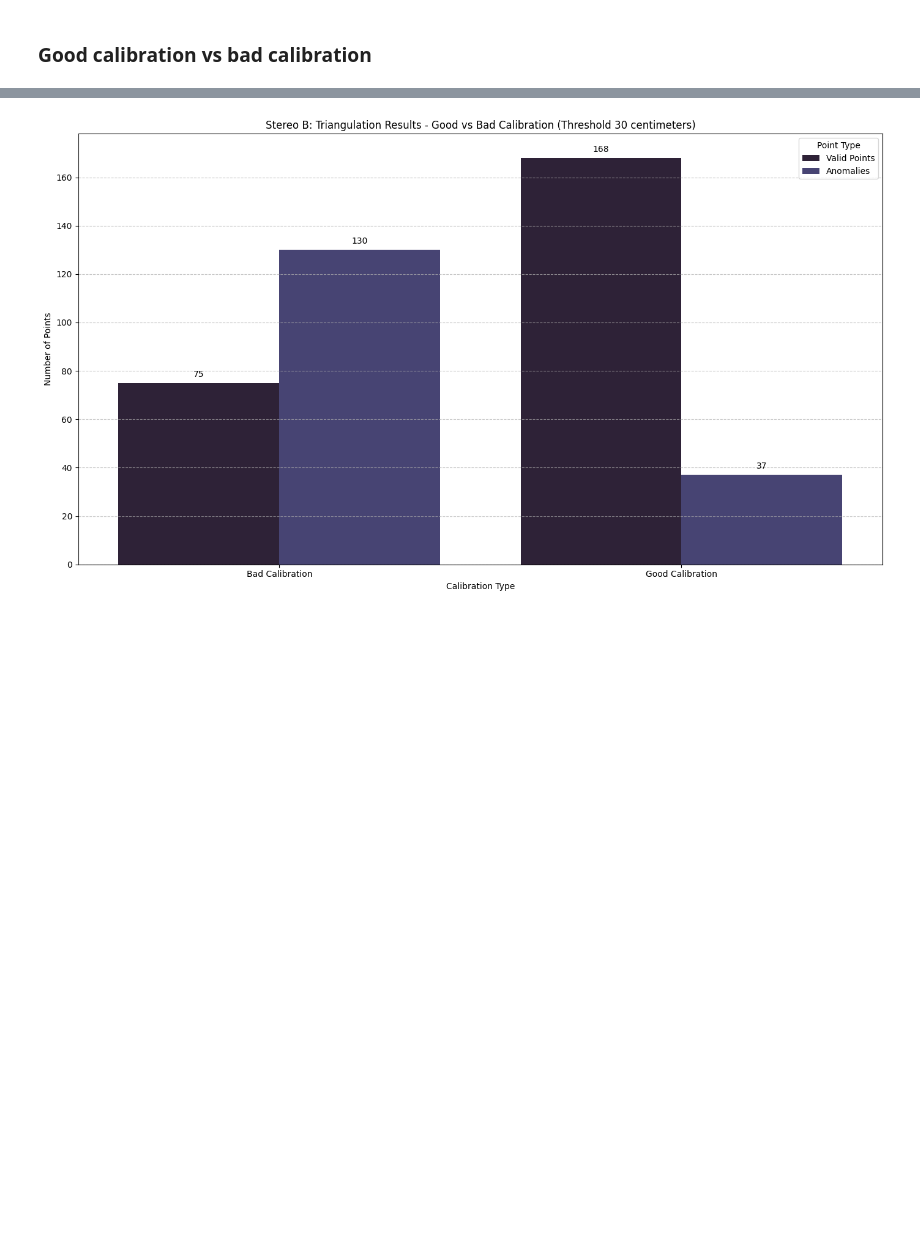
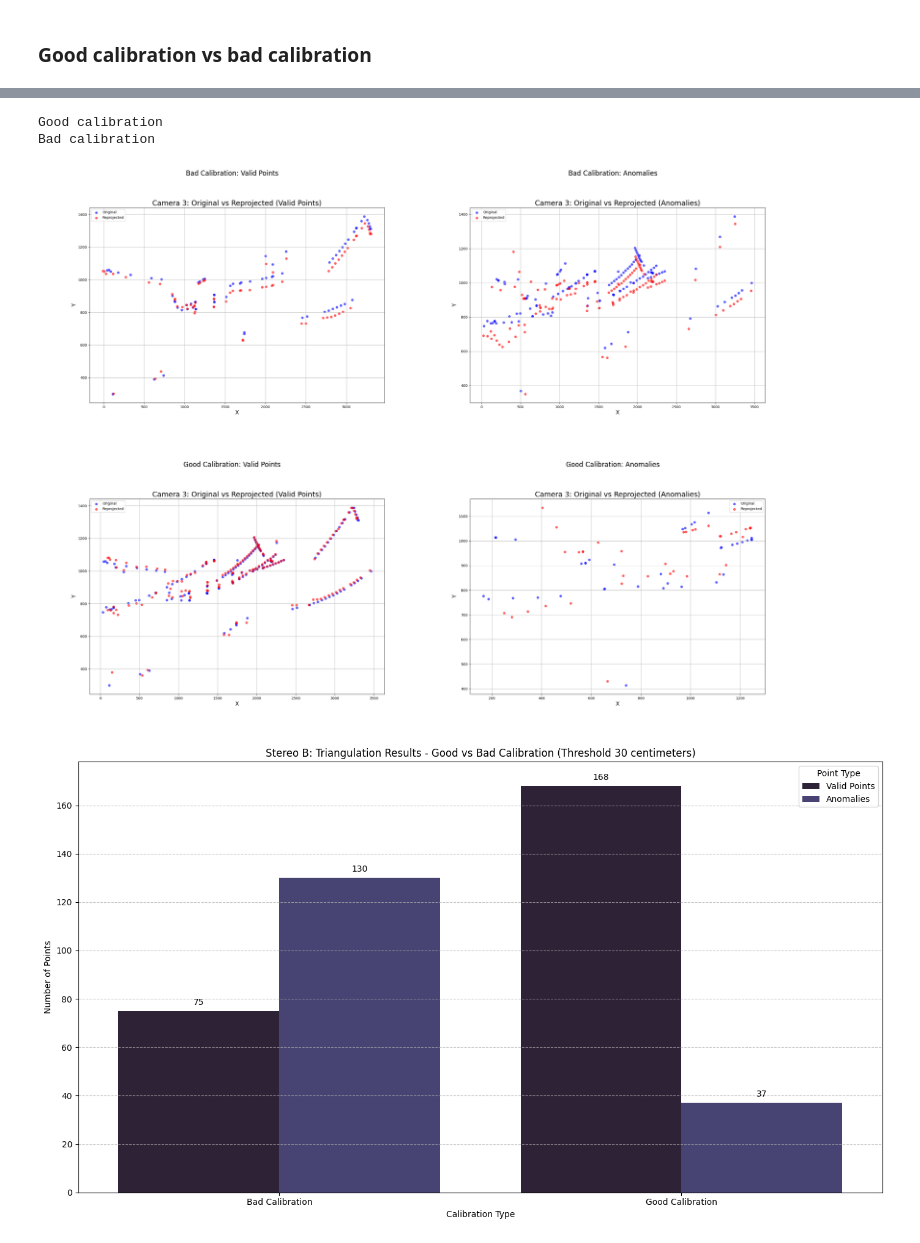
Before and after one commit to damianstone/cv-calibration-triangulation, a Jupyter notebook: report/triangulation_results.ipynb, the cells around one changed output, grey strips where cells are left out. Saved outputs shown, nothing was run; the diff lists cells and outputs as text; code cells hidden in the pictures; blank space fills up the shorter version.

```diff
--- a/report/triangulation_results.ipynb
+++ b/report/triangulation_results.ipynb
@@ -135,3 +117,58 @@ Bad calibration
+# %%
+from plots import plot_anomaly_vs_original, plot_valid_vs_original
+import matplotlib.gridspec as gridspec
+
+bad_1 = f"{root}/report/triangulation_plots/bad_1.png"
+bad_2 = f"{root}/report/triangulation_plots/bad_2.png"
+good_1 = f"{root}/report/triangulation_plots/good_1.png"
+good_2 = f"{root}/report/triangulation_plots/good_2.png"
+
+print("Good calibration")
+# Save the figures for good calibration
+good_valid_fig = plot_valid_vs_original(good_detections, stereo='B', camera_names=['Camera 3'], fontsize=20)
+good_anomaly_fig = plot_anomaly_vs_original(good_detections, stereo='B', camera_names=['Camera 3'], fontsize=20)
+# Save figures to files
+good_valid_fig.savefig(good_1)
+good_anomaly_fig.savefig(good_2)
+plt.close(good_valid_fig)
+plt.close(good_anomaly_fig)
+
+print("Bad calibration")
+# Save the figures for bad calibration
+bad_valid_fig = plot_valid_vs_original(bad_detections, stereo='B', camera_names=['Camera 3'], fontsize=20)
+bad_anomaly_fig = plot_anomaly_vs_original(bad_detections, stereo='B', camera_names=['Camera 3'], fontsize=20)
+# Save figures to files
+bad_valid_fig.savefig(bad_1)
+bad_anomaly_fig.savefig(bad_2)
+plt.close(bad_valid_fig)
+plt.close(bad_anomaly_fig)
+
+# Create the combined figure
+fig = plt.figure(figsize=(20, 15))  # Increased figure size
+gs = gridspec.GridSpec(2, 2)
+gs.update(wspace=0.0, hspace=0.0)
+plt.subplots_adjust(left=0.02, right=0.98, bottom=0.02, top=1)
+
+# Read and display images
+images = [bad_1, bad_2, good_1, good_2]
+titles = ['Bad Calibration: Valid Points', 'Bad Calibration: Anomalies',
+         'Good Calibration: Valid Points', 'Good Calibration: Anomalies']
+
+for i, (img_path, title) in enumerate(zip(images, titles)):
+    ax = plt.subplot(gs[i])  # Use gridspec for subplots
+    # Read the image
+    img = mpimg.imread(img_path)
+    # Display the image
+    ax.imshow(img)
+    ax.set_title(title, fontsize=12, pad=2)  # Added pad to prevent title overlap
+    # Remove axes
+    ax.axis('off')
+
+plt.show()
+# %% [output]
+Good calibration
+Bad calibration
+[figure, added]
 # %%
 # plot stereo B good calibration vs bad calibration
 # for each of those stereo B plot two bars, one bar for the valid points and another the anomalies
```
Also changed, not shown: parts of 4 cells of this notebook, 11 other files.
